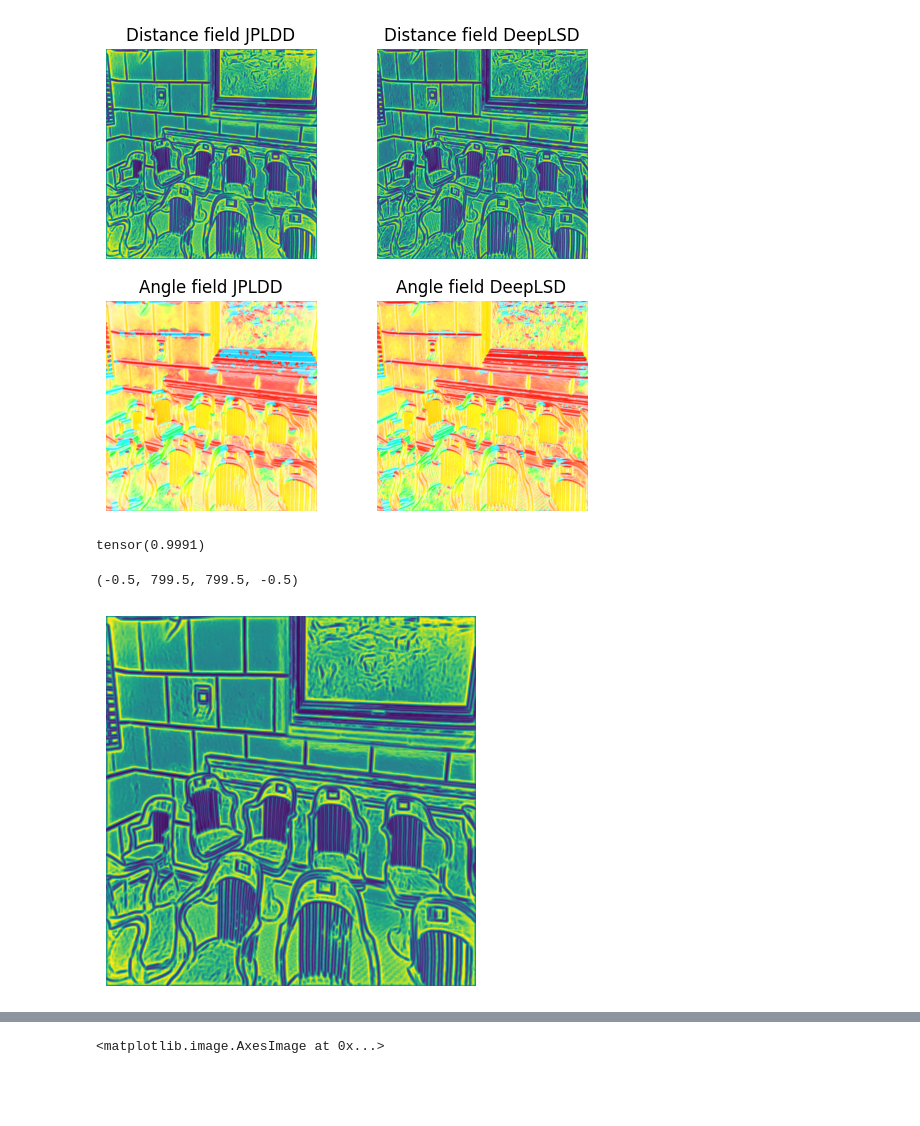
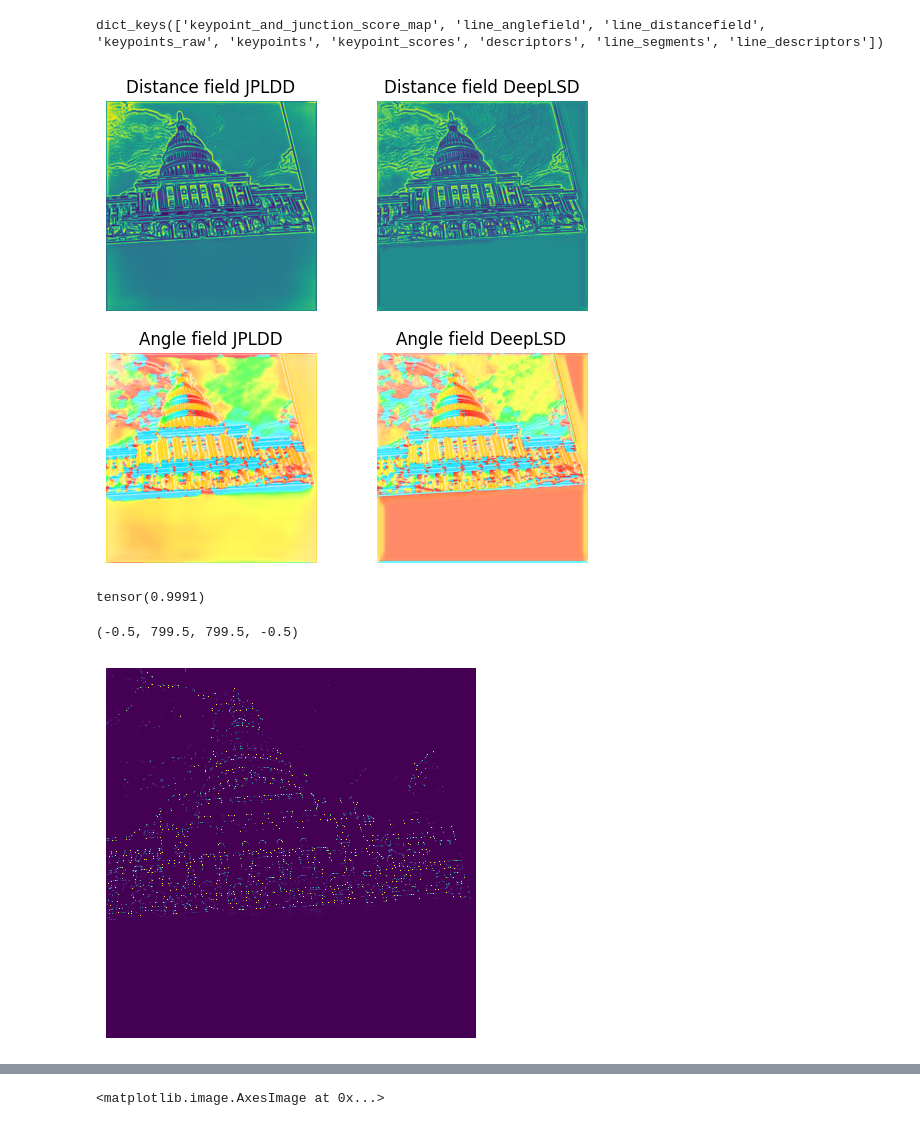
Before and after one commit to RaphaelKreft/glue-factory, a Jupyter notebook: notebooks/training_visualization.ipynb, the cells around one changed output, grey strips where cells are left out. Saved outputs shown, nothing was run; the diff lists cells and outputs as text; code cells hidden in the pictures; blank space fills up the shorter version.

```diff
--- a/notebooks/training_visualization.ipynb
+++ b/notebooks/training_visualization.ipynb
@@ -37,8 +38,9 @@ model_conf = {
     "train_descriptors": {
         "do": False,  # if train is True, initialize ALIKED Light model form OTF Descriptor GT
         "device": None # device to house the lightweight ALIKED model
-    }
+    },
+    "checkpoint": None
 }
-jpldd_model = load_experiment("../data/outputs/training/rk_jpldd_03/checkpoint_best.tar",model_conf)
+jpldd_model = load_experiment("../data/outputs/training/rk_jpldd_08/checkpoint_best.tar",model_conf)
 #jpldd_model = JointPointLineDetectorDescriptor({})
 # %% [output]
@@ -60,6 +61,15 @@ conf_lines = {
     }
 }
 
+conf_homography = {
+    "difficulty": 0.4,
+    "translation": 0.6,
+    "max_angle": 60,
+    "n_angles": 10,
+    "patch_shape": [640, 480],
+    "min_convexity": 0.05,
+}
+
 sp_conf = {
     "max_num_keypoints": None,
     "nms_radius": 4,
@@ -74,12 +84,18 @@ sp_conf = {
 size = (800,800)
 
 
+
+#warped_img = warped_img.unsqueeze(0)
+
 deeplsd_model = DeepLSD(conf_lines)
 superpoint_model = SuperPoint(sp_conf)
 deeplsd_model.eval()
 resize_func = Resize(size)
-image_path = "../data/mini_depth_100/00080.jpg"
+image_path = "../data/minidepth/images/0078/2773657479_8199ef634b_o.jpg"
 img = cv2.resize(cv2.imread(image_path),size)
+homography =  sample_homography(img,conf_homography,size)
+img = homography["image"]
+#warped_img = numpy_image_to_torch(warped_img)
 img_torch = numpy_image_to_torch(img)
 img_torch = img_torch.unsqueeze(0)
 with torch.no_grad():
@@ -92,7 +108,9 @@ angle_field_jpldd = output_jpldd["line_anglefield"][0]
 distance_field_deeplsd = output_deeplsd["df"][0]
 angle_field_deeplsd = output_deeplsd["line_level"][0]
 # %%
-output_jpldd["line_segments"]
+output_jpldd.keys()
+# %% [output]
+dict_keys(['keypoint_and_junction_score_map', 'line_anglefield', 'line_distancefield', 'keypoints_raw', 'keypoints', 'keypoint_scores', 'descriptors', 'line_segments', 'line_descriptors'])
 # %%
 f, axarr = plt.subplots(2,2)
 
@@ -111,18 +129,20 @@ axarr[1][1].set_title("Angle field DeepLSD")
 axarr[1][1].axis("off")
 f.set_figheight(6)
 # %% [output]
-[figure, old version]
+[figure, new version]
 # %%
 output_superpoint["heatmap"][0].max()
 # %% [output]
 tensor(0.9991)
 # %%
-plt.imshow(distance_field_jpldd)
-# plt.imshow(output_superpoint["heatmap"][0],interpolation="bilinear",vmin=0,vmax=0.05,cmap="viridis",alpha=0.95)
+#plt.imshow(cv2.cvtColor(img, cv2.COLOR_BGR2RGB))
+#plt.imshow(distance_field_deeplsd)
+#plt.imshow(get_flow_vis(distance_field_deeplsd,angle_field_deeplsd))
+plt.imshow(output_superpoint["heatmap"][0],interpolation="nearest",vmin=0,vmax=0.1,cmap="viridis",alpha=1)
 plt.axis('off')
 # plt.show()
 # %% [output]
 (-0.5, 799.5, 799.5, -0.5)
-[figure, old version]
+[figure, new version]
 # %%
 lines = output_jpldd["line_segments"]
```
Also changed, not shown: parts of 4 cells of this notebook.
